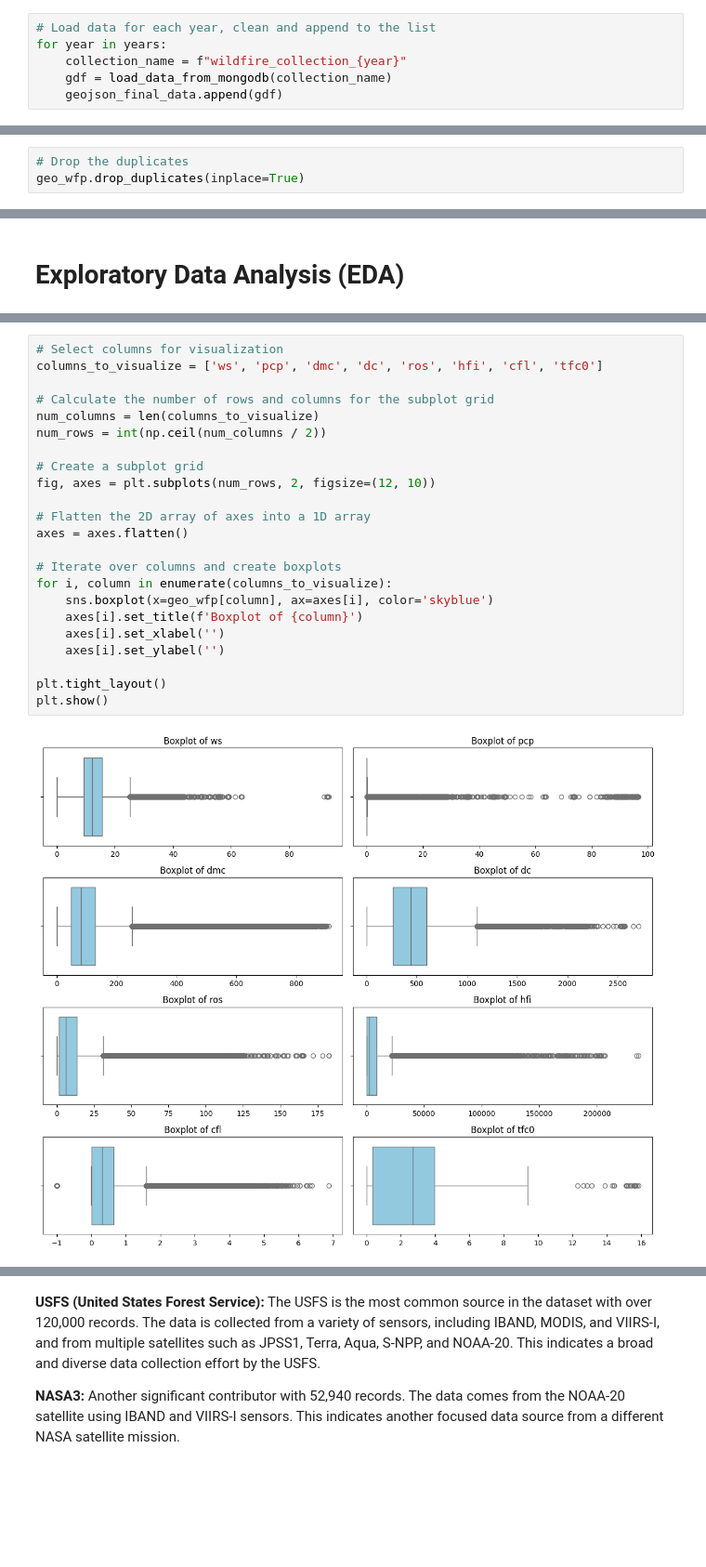
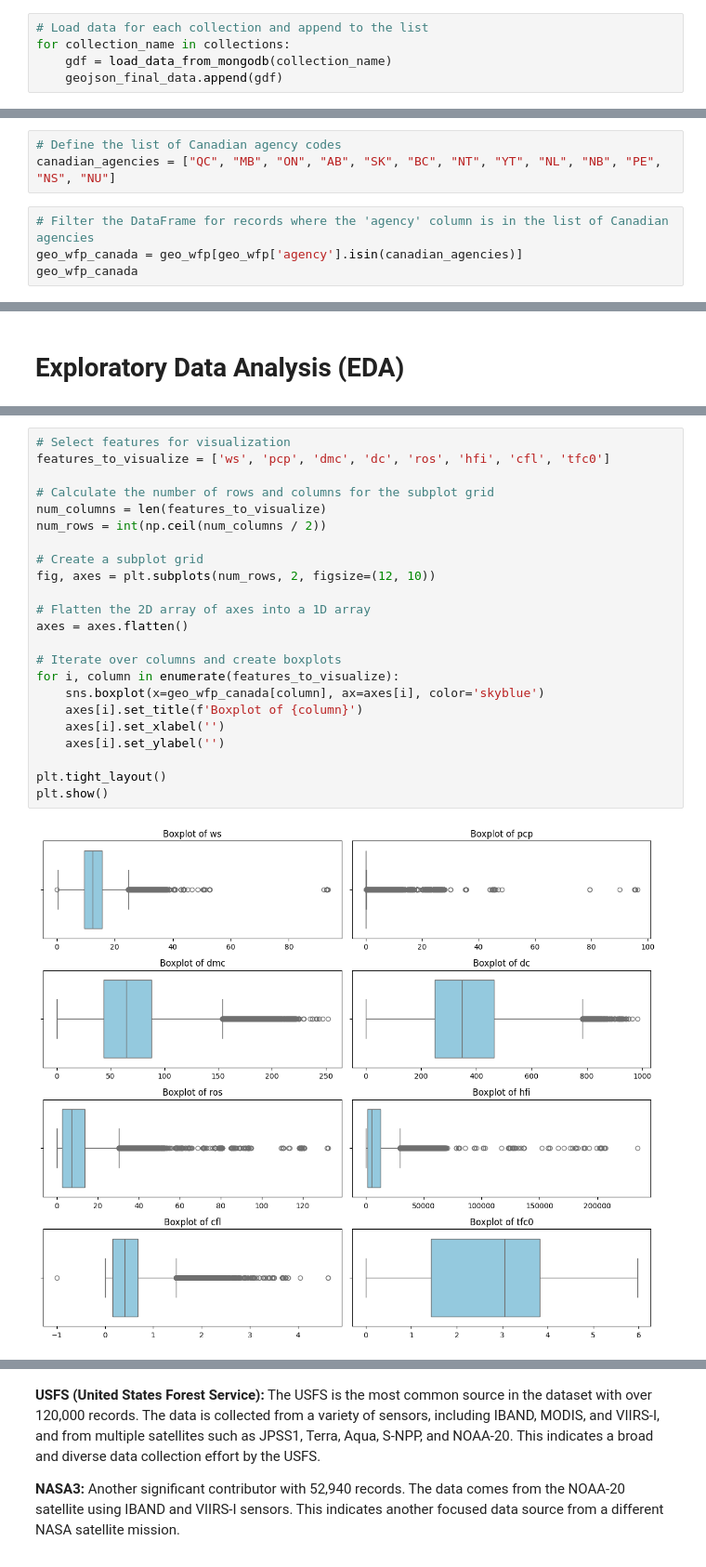
Before and after one commit to Big-Data-Capstone-S2024/WildFireSimulation, a Jupyter notebook: wildfireprediction_datacleaning.ipynb, the cells around one changed output, grey strips where cells are left out. Shown: that part at 93% size. Saved outputs shown, nothing was run; the diff lists cells and outputs as text; blank space fills up the shorter version.

```diff
--- a/wildfireprediction_datacleaning.ipynb
+++ b/wildfireprediction_datacleaning.ipynb
@@ -55,9 +96,8 @@ def load_data_from_mongodb(collection_name):
 # Create an empty list to store GeoDataFrames
 geojson_final_data = []
 # %%
-# Load data for each year, clean and append to the list
-for year in years:
-    collection_name = f"wildfire_collection_{year}"
+# Load data for each collection and append to the list
+for collection_name in collections:
     gdf = load_data_from_mongodb(collection_name)
     geojson_final_data.append(gdf)
 # %%
@@ -219,3 +258,0 @@ geo_wfp.duplicated().sum()
-# %%
-# Drop the duplicates
-geo_wfp.drop_duplicates(inplace=True)
@@ -259,0 +271,7 @@ geo_wfp
+# %%
+# Define the list of Canadian agency codes
+canadian_agencies = ["QC", "MB", "ON", "AB", "SK", "BC", "NT", "YT", "NL", "NB", "PE", "NS", "NU"]
+# %%
+# Filter the DataFrame for records where the 'agency' column is in the list of Canadian agencies
+geo_wfp_canada = geo_wfp[geo_wfp['agency'].isin(canadian_agencies)]
+geo_wfp_canada
@@ -262,27 +309,27 @@ geo_wfp
 # %%
-# Select columns for visualization
-columns_to_visualize = ['ws', 'pcp', 'dmc', 'dc', 'ros', 'hfi', 'cfl', 'tfc0']
+# Select features for visualization
+features_to_visualize = ['ws', 'pcp', 'dmc', 'dc', 'ros', 'hfi', 'cfl', 'tfc0']
 
 # Calculate the number of rows and columns for the subplot grid
-num_columns = len(columns_to_visualize)
+num_columns = len(features_to_visualize)
 num_rows = int(np.ceil(num_columns / 2))
 
 # Create a subplot grid
 fig, axes = plt.subplots(num_rows, 2, figsize=(12, 10))
 
 # Flatten the 2D array of axes into a 1D array
 axes = axes.flatten()
 
 # Iterate over columns and create boxplots
-for i, column in enumerate(columns_to_visualize):
-    sns.boxplot(x=geo_wfp[column], ax=axes[i], color='skyblue')
+for i, column in enumerate(features_to_visualize):
+    sns.boxplot(x=geo_wfp_canada[column], ax=axes[i], color='skyblue')
     axes[i].set_title(f'Boxplot of {column}')
     axes[i].set_xlabel('')
     axes[i].set_ylabel('')
 
 plt.tight_layout()
 plt.show()
 # %% [output]
-[figure, old version]
+[figure, new version]
 # %%
 # Analyze the 'source' column
```
Also changed, not shown: parts of 27 cells of this notebook, 2 other files.
